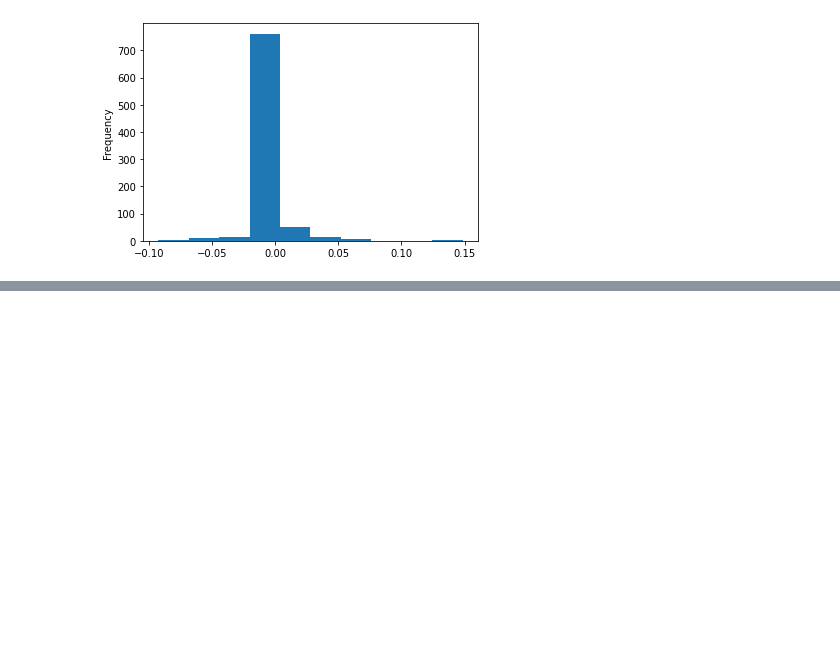
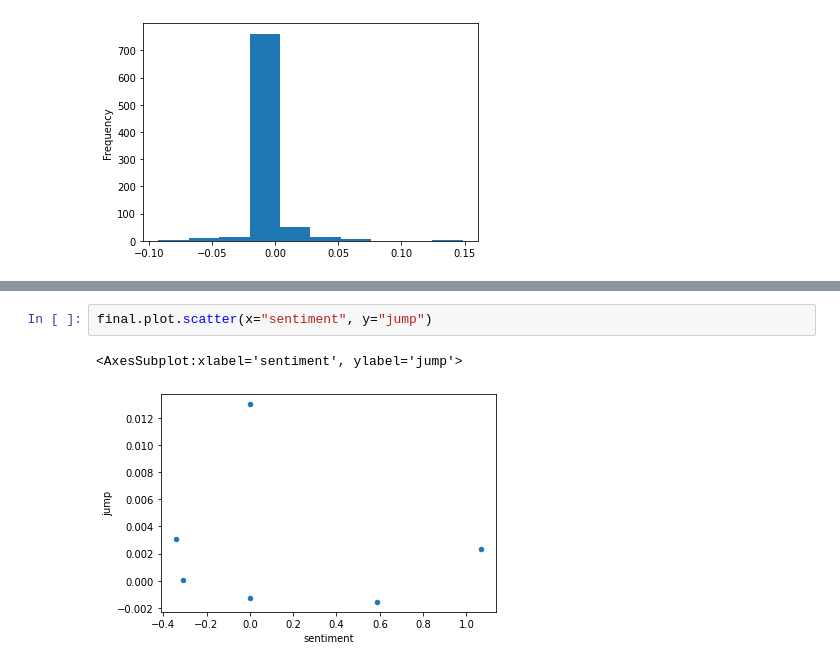
Before and after one commit to DataScienceNetwork/TheMuskEffect, a Jupyter notebook: 02_explore_tweets.ipynb, the cells around one changed output, grey strips where cells are left out. Drawn from its saved outputs; the diff is of its cells as text; blank space fills up the shorter version.

```diff
--- a/02_explore_tweets.ipynb
+++ b/02_explore_tweets.ipynb
@@ -217,0 +259,5 @@ sentiment_dict
+# %%
+final.plot.scatter(x="sentiment", y="jump")
+# %% [output]
+<AxesSubplot:xlabel='sentiment', ylabel='jump'>
+[figure, added]
```
Also changed, not shown: parts of 33 cells of this notebook.
